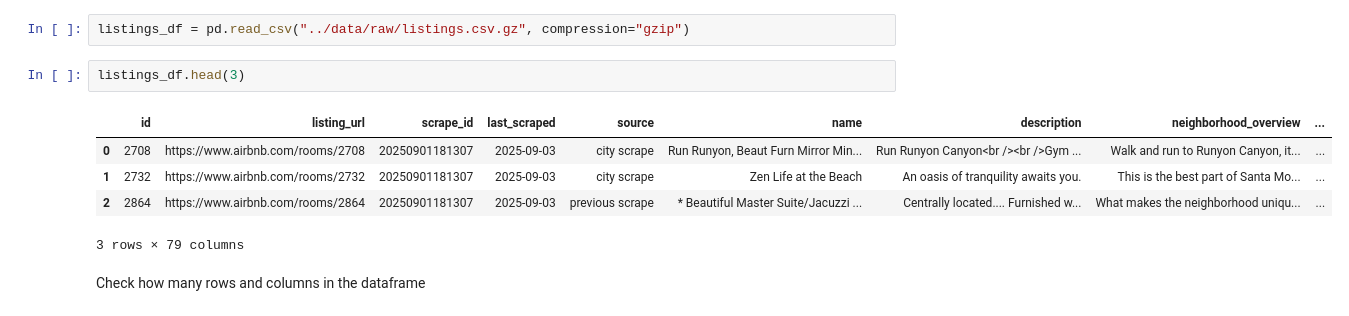
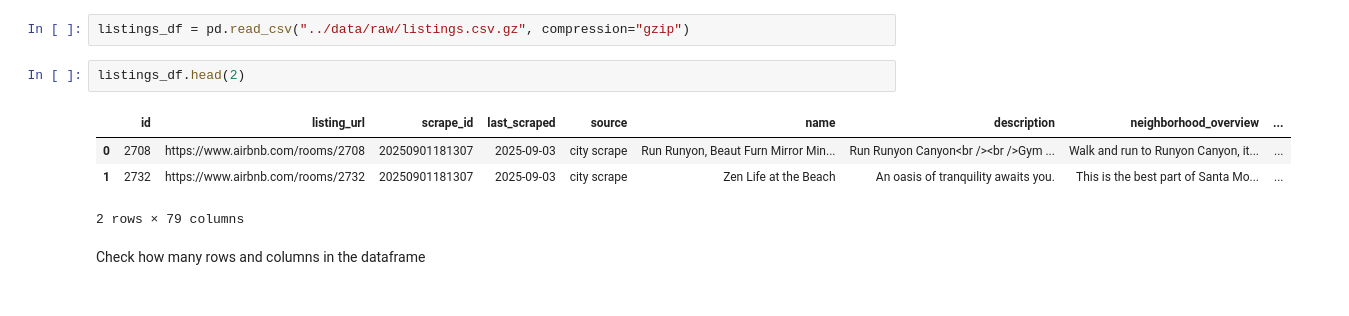
Before and after one commit to TinaKgn/tourism_data_project, a Jupyter notebook: notebooks/Airbnb_LA_cleaning.ipynb, the cells around one changed output. Cells and saved outputs as stored; diff of their text form.

```diff
--- a/notebooks/Airbnb_LA_cleaning.ipynb
+++ b/notebooks/Airbnb_LA_cleaning.ipynb
@@ -9,13 +25,12 @@ import matplotlib
 # %%
 listings_df = pd.read_csv("../data/raw/listings.csv.gz", compression="gzip")
 # %%
-listings_df.head(3)
+listings_df.head(2)
 # %% [output]
 |  | id | listing_url | scrape_id | last_scraped | source | name | description | neighborhood_overview | ... |
 | 0 | 2708 | https://www.airbnb.com/rooms/2708 | 20250901181307 | 2025-09-03 | city scrape | Run Runyon, Beaut Furn Mirror Min... | Run Runyon Canyon<br /><br />Gym ... | Walk and run to Runyon Canyon, it... | ... |
 | 1 | 2732 | https://www.airbnb.com/rooms/2732 | 20250901181307 | 2025-09-03 | city scrape | Zen Life at the Beach | An oasis of tranquility awaits you. | This is the best part of Santa Mo... | ... |
-| 2 | 2864 | https://www.airbnb.com/rooms/2864 | 20250901181307 | 2025-09-03 | previous scrape | * Beautiful Master Suite/Jacuzzi ... | Centrally located.... Furnished w... | What makes the neighborhood uniqu... | ... |
-3 rows × 79 columns
+2 rows × 79 columns
 # %% [markdown]
 Check how many rows and columns in the dataframe
 # %%
```
Also changed, not shown: parts of 100 cells of this notebook.
